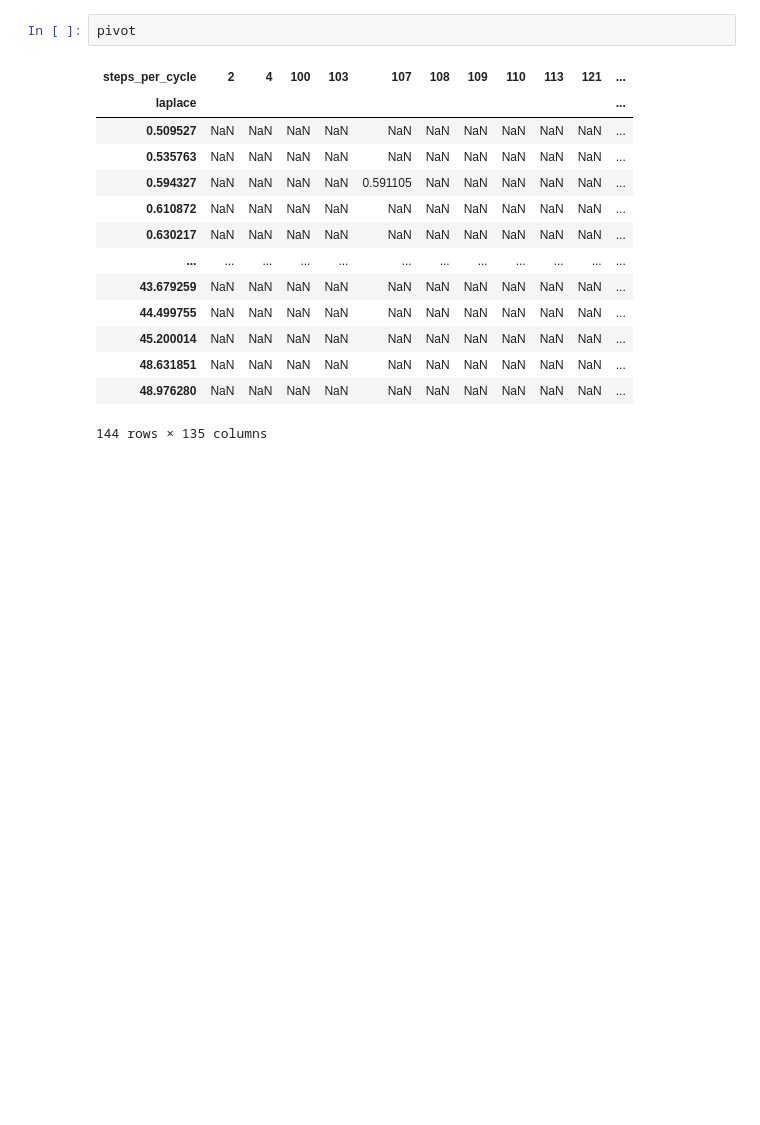
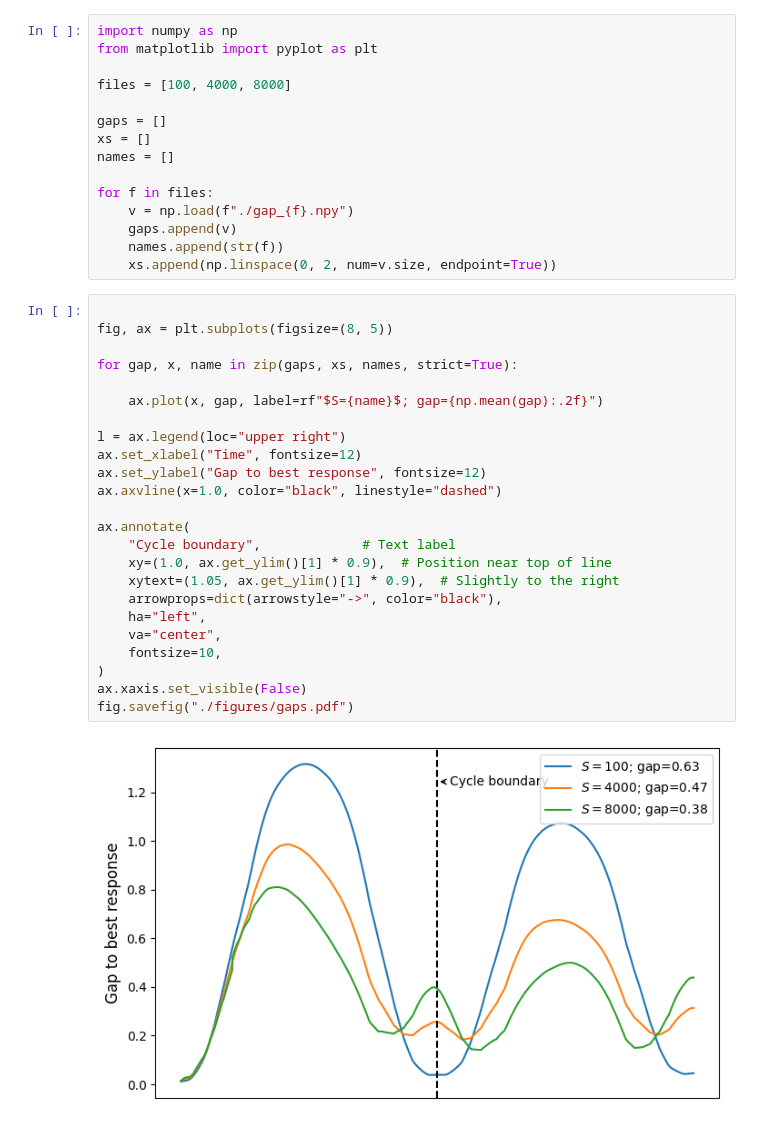
Before and after one commit to JeroenN/Leduc-Poker-MARL, a Jupyter notebook: analysis.ipynb, the cells around one changed output. Drawn from its saved outputs; the diff is of its cells as text; blank space fills up the shorter version.

```diff
--- a/analysis.ipynb
+++ b/analysis.ipynb
@@ -32,17 +57,41 @@ fig.savefig("./figures/grid.pdf")
+# %%
+import numpy as np
+from matplotlib import pyplot as plt
+
+files = [100, 4000, 8000]
+
+gaps = []
+xs = []
+names = []
+
+for f in files:
+    v = np.load(f"./gap_{f}.npy")
+    gaps.append(v)
+    names.append(str(f))
+    xs.append(np.linspace(0, 2, num=v.size, endpoint=True))
 # %%
-pivot
+
+fig, ax = plt.subplots(figsize=(8, 5))
+
+for gap, x, name in zip(gaps, xs, names, strict=True):
+
+    ax.plot(x, gap, label=rf"$S={name}$; gap={np.mean(gap):.2f}")
+
+l = ax.legend(loc="upper right")
+ax.set_xlabel("Time", fontsize=12)
+ax.set_ylabel("Gap to best response", fontsize=12)
+ax.axvline(x=1.0, color="black", linestyle="dashed")
+
+ax.annotate(
+    "Cycle boundary",             # Text label
+    xy=(1.0, ax.get_ylim()[1] * 0.9),  # Position near top of line
+    xytext=(1.05, ax.get_ylim()[1] * 0.9),  # Slightly to the right
+    arrowprops=dict(arrowstyle="->", color="black"),
+    ha="left",
+    va="center",
+    fontsize=10,
+)
+ax.xaxis.set_visible(False)
+fig.savefig("./figures/gaps.pdf")
 # %% [output]
-| steps_per_cycle | 2 | 4 | 100 | 103 | 107 | 108 | 109 | 110 | 113 | 121 | ... |
-| laplace |  |  |  |  |  |  |  |  |  |  | ... |
-| 0.509527 | NaN | NaN | NaN | NaN | NaN | NaN | NaN | NaN | NaN | NaN | ... |
-| 0.535763 | NaN | NaN | NaN | NaN | NaN | NaN | NaN | NaN | NaN | NaN | ... |
-| 0.594327 | NaN | NaN | NaN | NaN | 0.591105 | NaN | NaN | NaN | NaN | NaN | ... |
-| 0.610872 | NaN | NaN | NaN | NaN | NaN | NaN | NaN | NaN | NaN | NaN | ... |
-| 0.630217 | NaN | NaN | NaN | NaN | NaN | NaN | NaN | NaN | NaN | NaN | ... |
-| ... | ... | ... | ... | ... | ... | ... | ... | ... | ... | ... | ... |
-| 43.679259 | NaN | NaN | NaN | NaN | NaN | NaN | NaN | NaN | NaN | NaN | ... |
-| 44.499755 | NaN | NaN | NaN | NaN | NaN | NaN | NaN | NaN | NaN | NaN | ... |
-| 45.200014 | NaN | NaN | NaN | NaN | NaN | NaN | NaN | NaN | NaN | NaN | ... |
-| 48.631851 | NaN | NaN | NaN | NaN | NaN | NaN | NaN | NaN | NaN | NaN | ... |
-| 48.976280 | NaN | NaN | NaN | NaN | NaN | NaN | NaN | NaN | NaN | NaN | ... |
-144 rows × 135 columns
+[figure, added]
```
Also changed, not shown: parts of 3 cells of this notebook, 10 other files.
